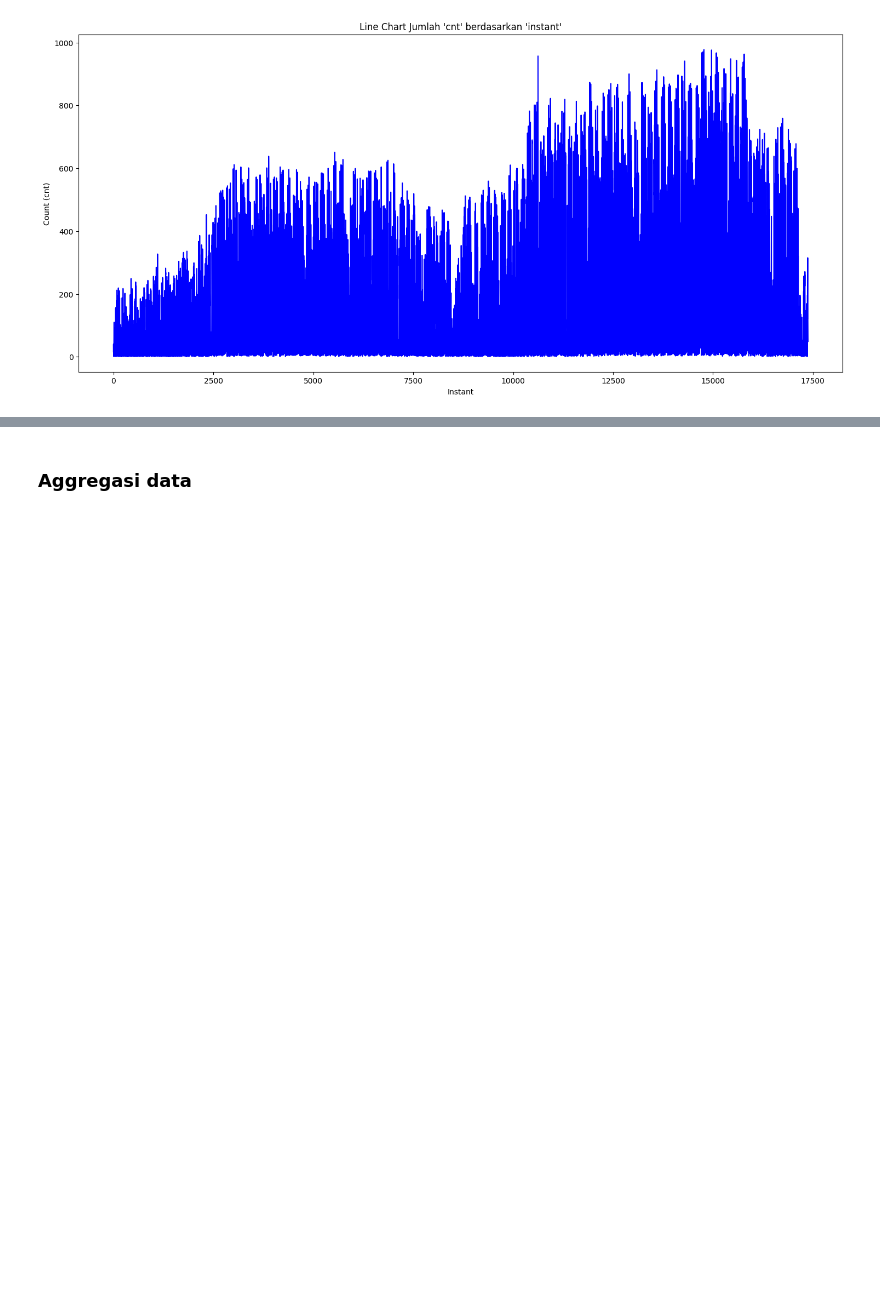
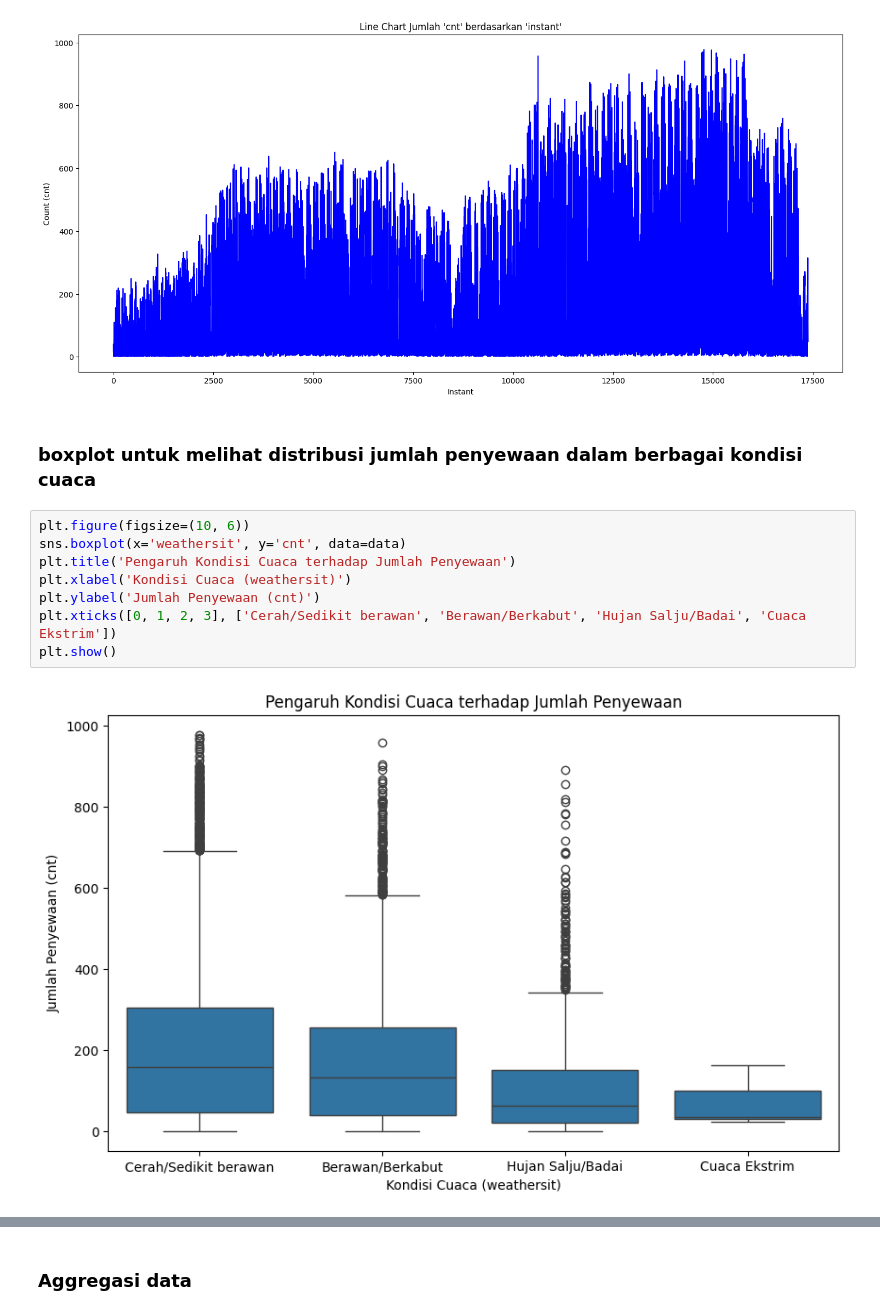
Before and after one commit to rexxar280903/Dicoding, a Jupyter notebook: submission/notebook.ipynb, the cells around one changed output, grey strips where cells are left out. Cells and saved outputs as stored; diff of their text form; blank space fills up the shorter version.

```diff
--- a/submission/notebook.ipynb
+++ b/submission/notebook.ipynb
@@ -216,3 +217,15 @@ plt.ylabel("Count (cnt)")
 plt.show()
 # %% [output]
 [figure]
+# %% [markdown]
+### boxplot untuk melihat distribusi jumlah penyewaan dalam berbagai kondisi cuaca
+# %%
+plt.figure(figsize=(10, 6))
+sns.boxplot(x='weathersit', y='cnt', data=data)
+plt.title('Pengaruh Kondisi Cuaca terhadap Jumlah Penyewaan')
+plt.xlabel('Kondisi Cuaca (weathersit)')
+plt.ylabel('Jumlah Penyewaan (cnt)')
+plt.xticks([0, 1, 2, 3], ['Cerah/Sedikit berawan', 'Berawan/Berkabut', 'Hujan Salju/Badai', 'Cuaca Ekstrim'])
+plt.show()
+# %% [output]
+[figure, added]
```
Also changed, not shown: parts of 32 cells of this notebook, 2 other files.
